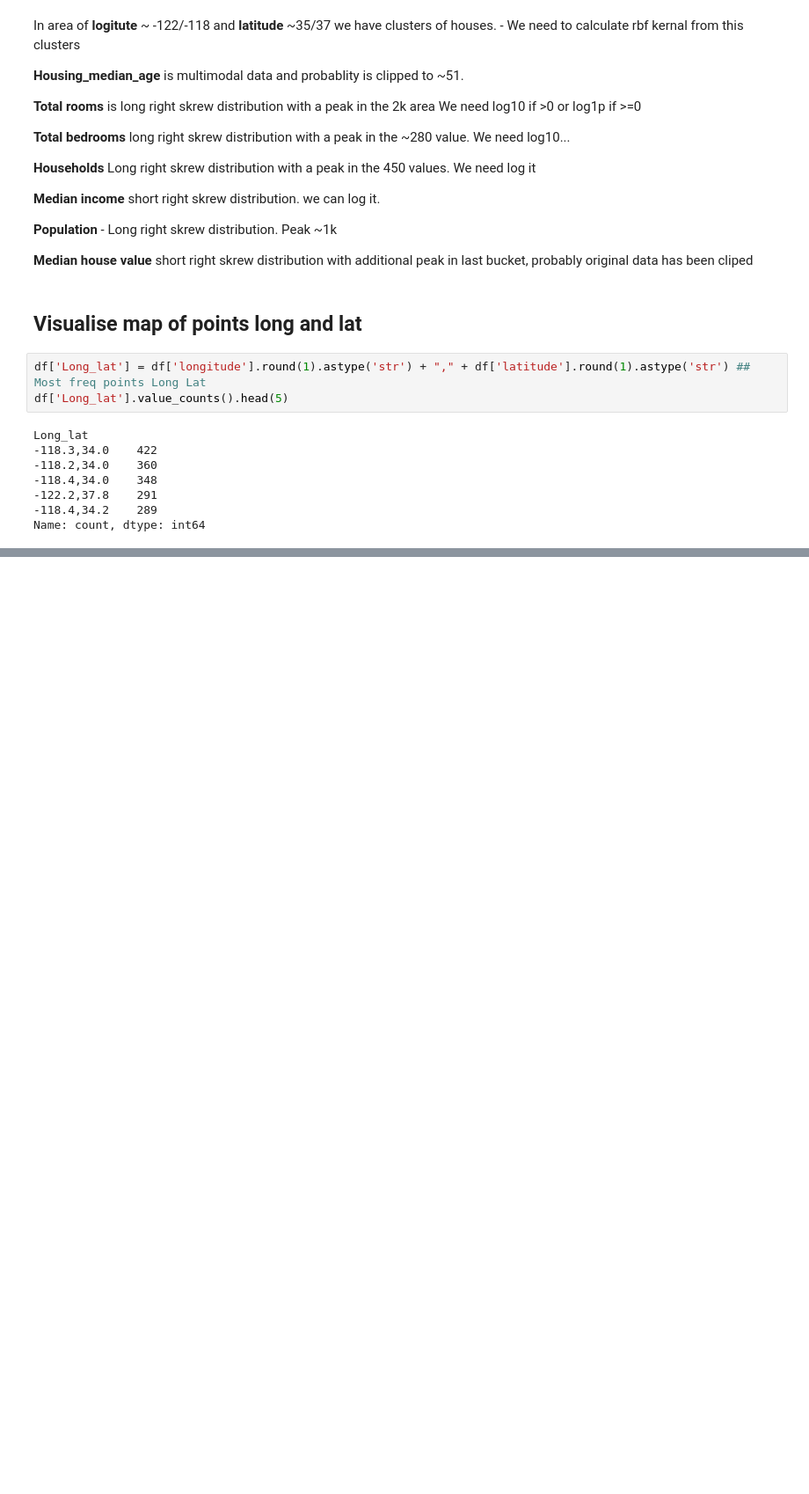
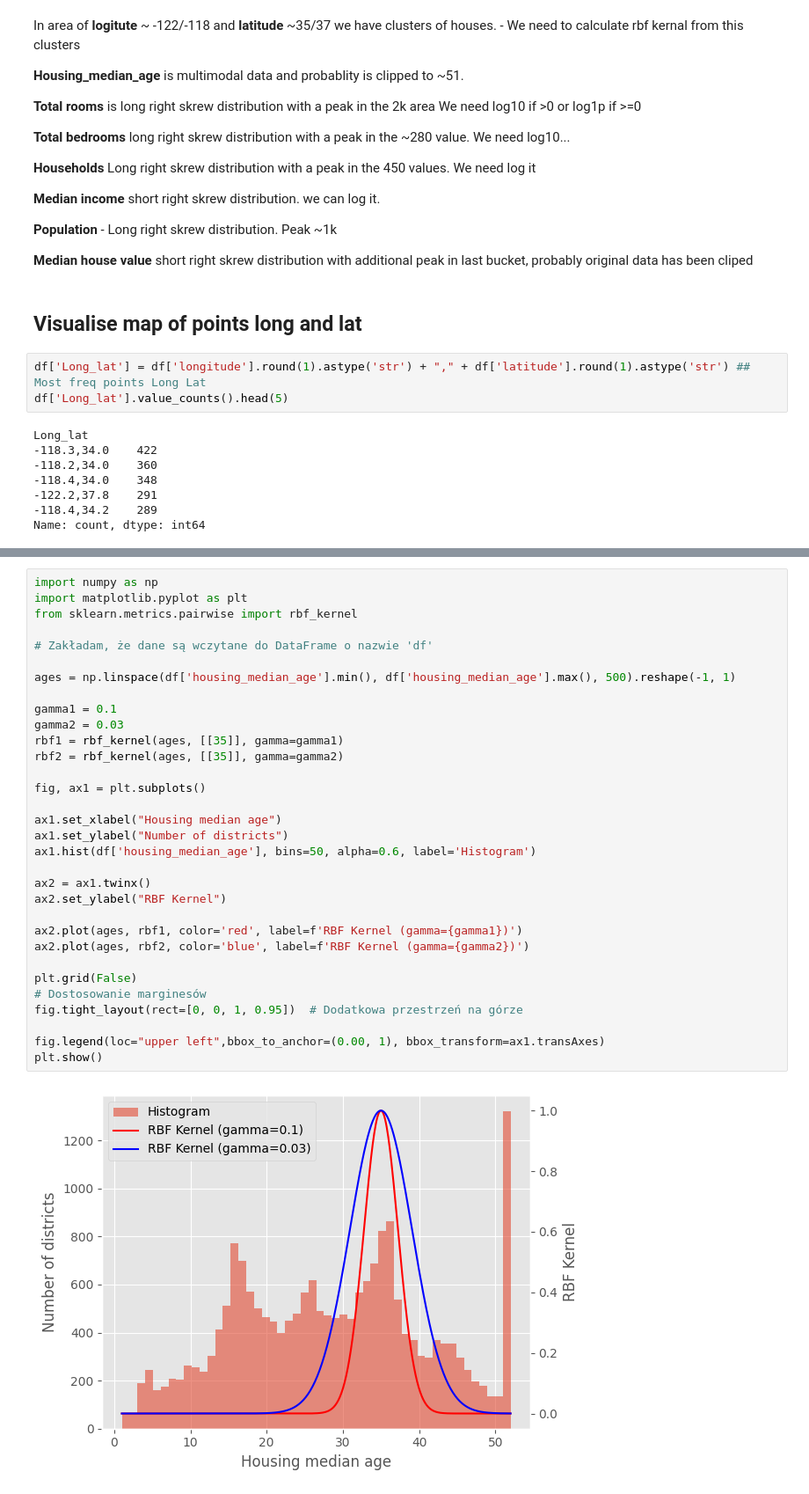
Before and after one commit to Moraw1993/Programowanie-SI, a Jupyter notebook: 5. Sklearn/Classification/HousePrediction.ipynb, the cells around one changed output, grey strips where cells are left out. Shown at 88% size. Drawn from its saved outputs; the diff is of its cells as text; blank space fills up the shorter version.

```diff
--- a/5. Sklearn/Classification/HousePrediction.ipynb
+++ b/5. Sklearn/Classification/HousePrediction.ipynb
@@ -360,0 +374,34 @@ matplotlib.cm.ScalarMappable
+# %%
+import numpy as np
+import matplotlib.pyplot as plt
+from sklearn.metrics.pairwise import rbf_kernel
+
+# Zakładam, że dane są wczytane do DataFrame o nazwie 'df'
+
+ages = np.linspace(df['housing_median_age'].min(), df['housing_median_age'].max(), 500).reshape(-1, 1)
+
+gamma1 = 0.1
+gamma2 = 0.03
+rbf1 = rbf_kernel(ages, [[35]], gamma=gamma1)
+rbf2 = rbf_kernel(ages, [[35]], gamma=gamma2)
+
+fig, ax1 = plt.subplots()
+
+ax1.set_xlabel("Housing median age")
+ax1.set_ylabel("Number of districts")
+ax1.hist(df['housing_median_age'], bins=50, alpha=0.6, label='Histogram')
+
+ax2 = ax1.twinx()
+ax2.set_ylabel("RBF Kernel")
+
+ax2.plot(ages, rbf1, color='red', label=f'RBF Kernel (gamma={gamma1})')
+ax2.plot(ages, rbf2, color='blue', label=f'RBF Kernel (gamma={gamma2})')
+
+plt.grid(False)
+# Dostosowanie marginesów
+fig.tight_layout(rect=[0, 0, 1, 0.95])  # Dodatkowa przestrzeń na górze
+
+fig.legend(loc="upper left",bbox_to_anchor=(0.00, 1), bbox_transform=ax1.transAxes)
+plt.show()
+# %% [output]
+[figure, added]
```
Also changed, not shown: parts of 25 cells of this notebook, 1 other file.
